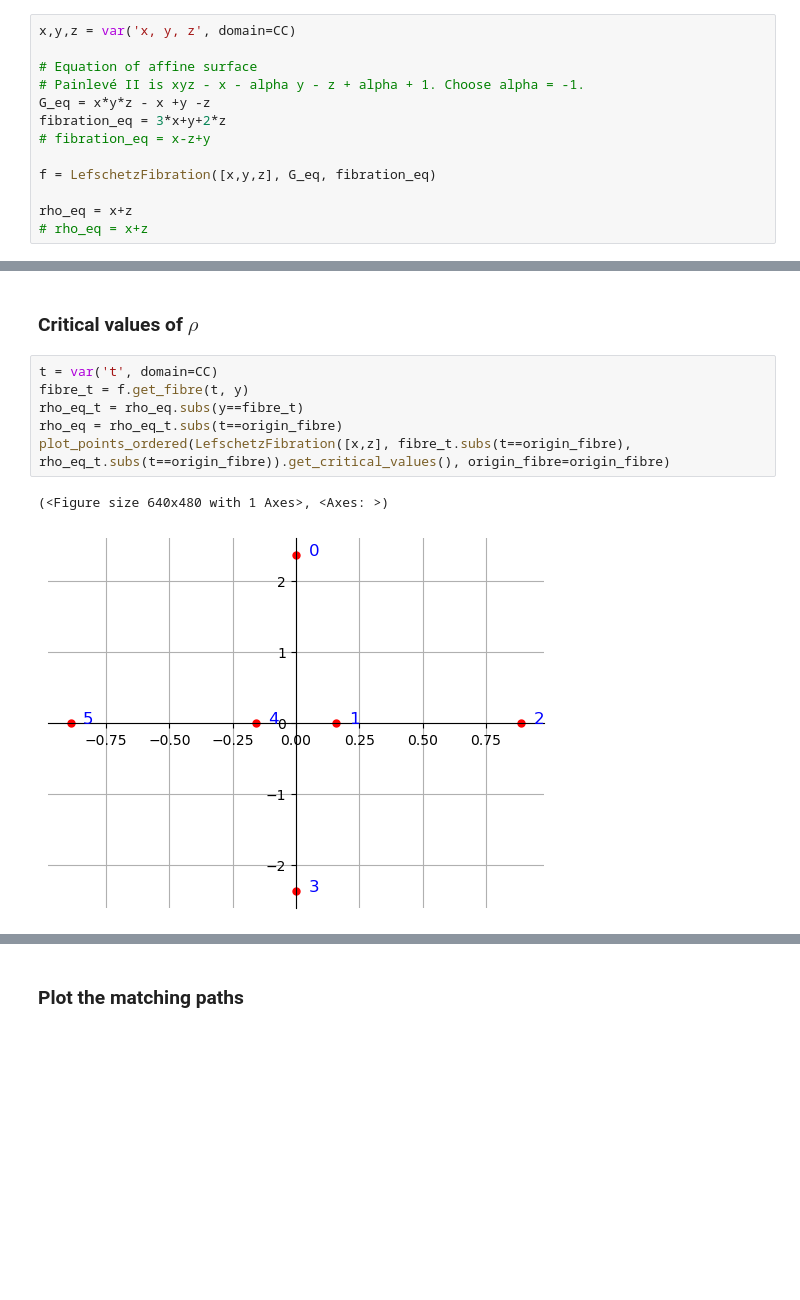
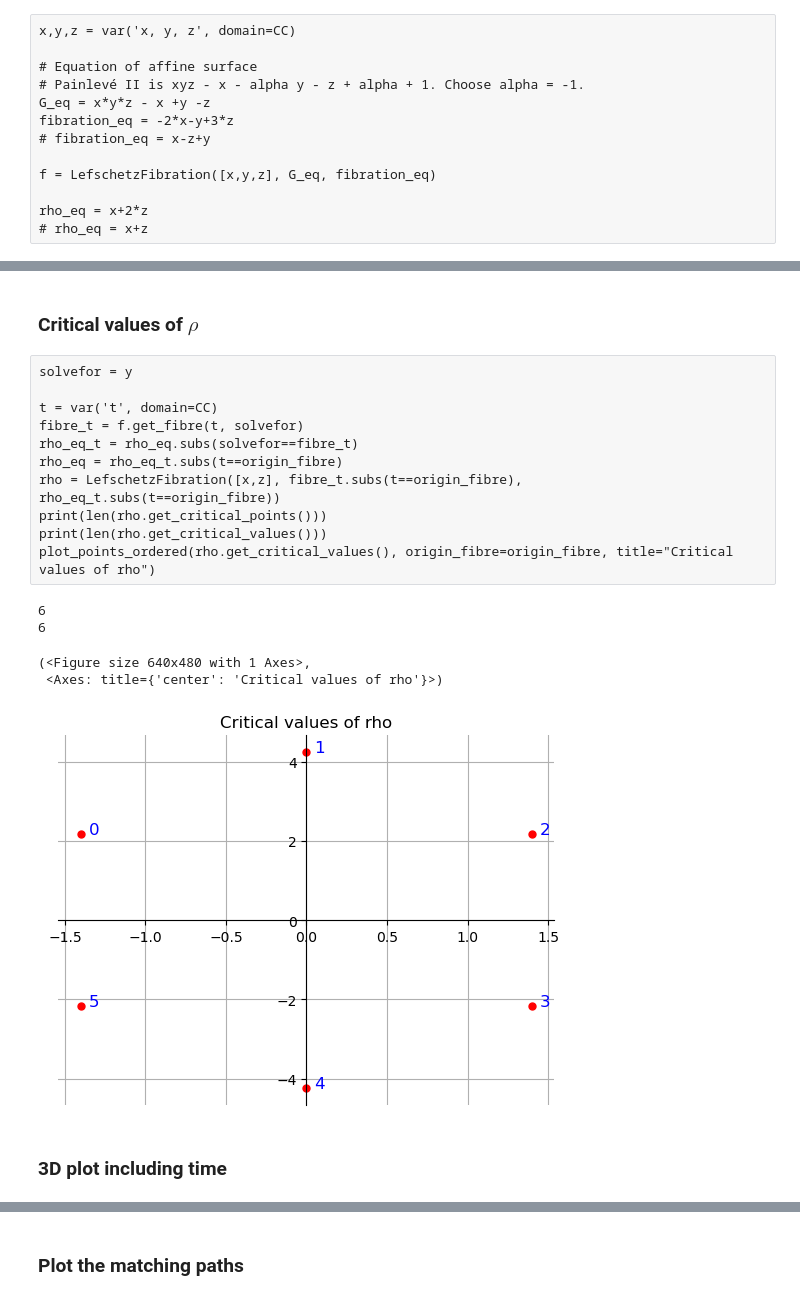
Before and after one commit to ViveLeFrance/Painlev-, a Jupyter notebook: painleve_2.ipynb, the cells around one changed output, grey strips where cells are left out. Saved outputs shown, nothing was run; the diff lists cells and outputs as text; blank space fills up the shorter version.

```diff
--- a/painleve_2.ipynb
+++ b/painleve_2.ipynb
@@ -14,12 +11,12 @@ x,y,z = var('x, y, z', domain=CC)
 # Equation of affine surface
 # Painlevé II is xyz - x - alpha y - z + alpha + 1. Choose alpha = -1.
 G_eq = x*y*z - x +y -z
-fibration_eq = 3*x+y+2*z
+fibration_eq = -2*x-y+3*z
 # fibration_eq = x-z+y
 
 f = LefschetzFibration([x,y,z], G_eq, fibration_eq)
 
-rho_eq = x+z
+rho_eq = x+2*z
 # rho_eq = x+z
 # %%
 crit_points_f = f.get_critical_points()
@@ -44,11 +41,21 @@ plot_points_ordered(crit_values_f, 'Critical values of the fibration', origin_fi
 # %% [markdown]
 ### Critical values of $\rho$
 # %%
+solvefor = y
+
 t = var('t', domain=CC)
-fibre_t = f.get_fibre(t, y)
-rho_eq_t = rho_eq.subs(y==fibre_t)
+fibre_t = f.get_fibre(t, solvefor)
+rho_eq_t = rho_eq.subs(solvefor==fibre_t)
 rho_eq = rho_eq_t.subs(t==origin_fibre)
-plot_points_ordered(LefschetzFibration([x,z], fibre_t.subs(t==origin_fibre), rho_eq_t.subs(t==origin_fibre)).get_critical_values(), origin_fibre=origin_fibre)
+rho = LefschetzFibration([x,z], fibre_t.subs(t==origin_fibre), rho_eq_t.subs(t==origin_fibre))
+print(len(rho.get_critical_points()))
+print(len(rho.get_critical_values()))
+plot_points_ordered(rho.get_critical_values(), origin_fibre=origin_fibre, title="Critical values of rho")
 # %% [output]
-(<Figure size 640x480 with 1 Axes>, <Axes: >)
+6
+6
+(<Figure size 640x480 with 1 Axes>,
+ <Axes: title={'center': 'Critical values of rho'}>)
-[figure, old version]
+[figure, new version]
+# %% [markdown]
+### 3D plot including time
```
Also changed, not shown: parts of 5 cells of this notebook, 14 other files.
